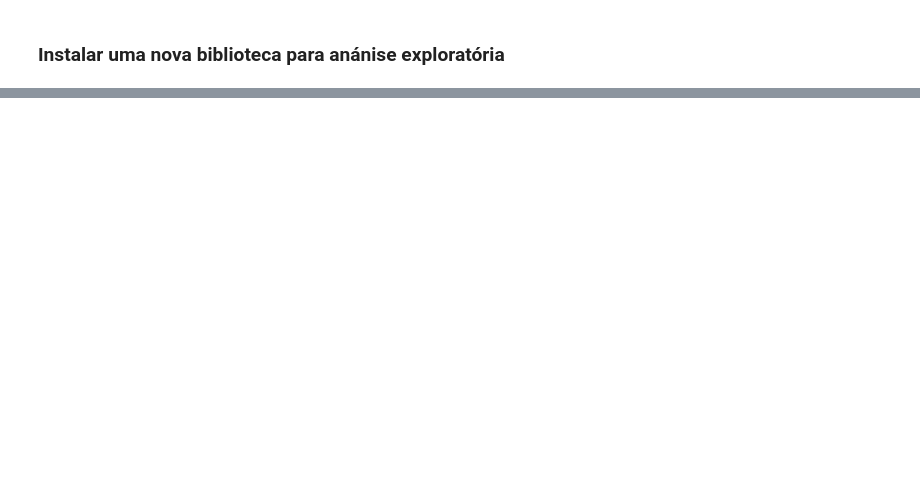
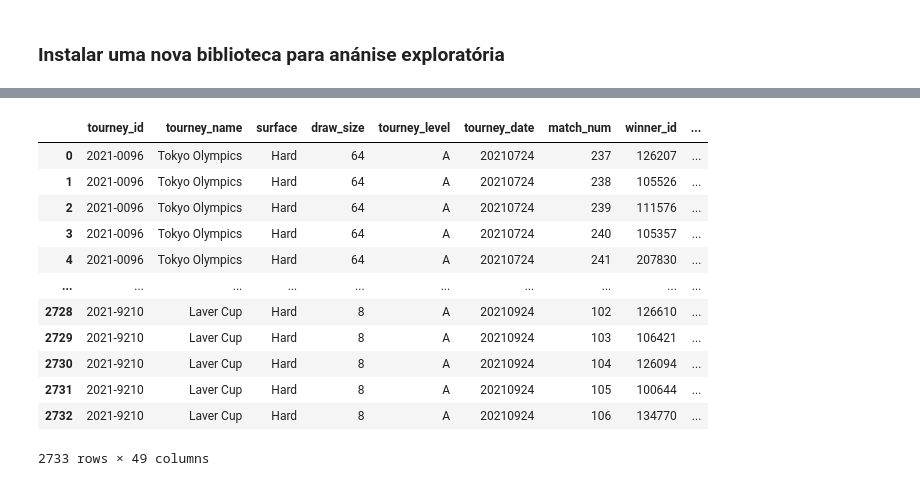
Before and after one commit to guisantoxxx/IC-Estudos, a Jupyter notebook: IntroducaoCienciaDeDados/KDD.ipynb, the cells around one changed output, grey strips where cells are left out. Cells and saved outputs as stored; diff of their text form; code cells hidden in the pictures; blank space fills up the shorter version.

```diff
--- a/IntroducaoCienciaDeDados/KDD.ipynb
+++ b/IntroducaoCienciaDeDados/KDD.ipynb
@@ -43,0 +43,20 @@ ModuleNotFoundError: No module named 'pkg_resources'
+# %%
+arquivo = "https://raw.githubusercontent.com/JeffSackmann/tennis_atp/master/atp_matches_2021.csv"
+
+dados = pd.read_csv(arquivo)
+
+display(dados)
+# %% [output]
+|  | tourney_id | tourney_name | surface | draw_size | tourney_level | tourney_date | match_num | winner_id | ... |
+| 0 | 2021-0096 | Tokyo Olympics | Hard | 64 | A | 20210724 | 237 | 126207 | ... |
+| 1 | 2021-0096 | Tokyo Olympics | Hard | 64 | A | 20210724 | 238 | 105526 | ... |
+| 2 | 2021-0096 | Tokyo Olympics | Hard | 64 | A | 20210724 | 239 | 111576 | ... |
+| 3 | 2021-0096 | Tokyo Olympics | Hard | 64 | A | 20210724 | 240 | 105357 | ... |
+| 4 | 2021-0096 | Tokyo Olympics | Hard | 64 | A | 20210724 | 241 | 207830 | ... |
+| ... | ... | ... | ... | ... | ... | ... | ... | ... | ... |
+| 2728 | 2021-9210 | Laver Cup | Hard | 8 | A | 20210924 | 102 | 126610 | ... |
+| 2729 | 2021-9210 | Laver Cup | Hard | 8 | A | 20210924 | 103 | 106421 | ... |
+| 2730 | 2021-9210 | Laver Cup | Hard | 8 | A | 20210924 | 104 | 126094 | ... |
+| 2731 | 2021-9210 | Laver Cup | Hard | 8 | A | 20210924 | 105 | 100644 | ... |
+| 2732 | 2021-9210 | Laver Cup | Hard | 8 | A | 20210924 | 106 | 134770 | ... |
+2733 rows × 49 columns
```
Also changed, not shown: parts of 6 cells of this notebook, 5 other files.
